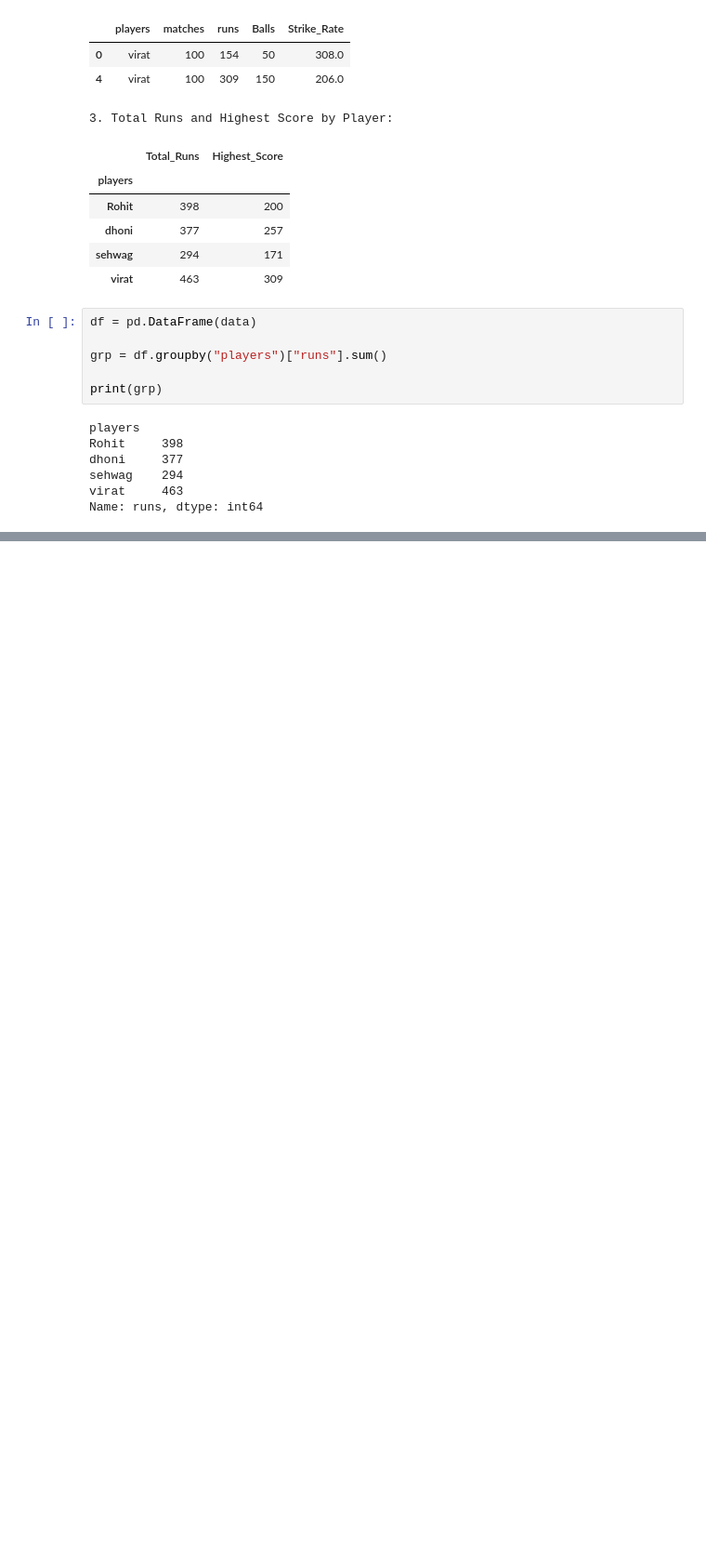
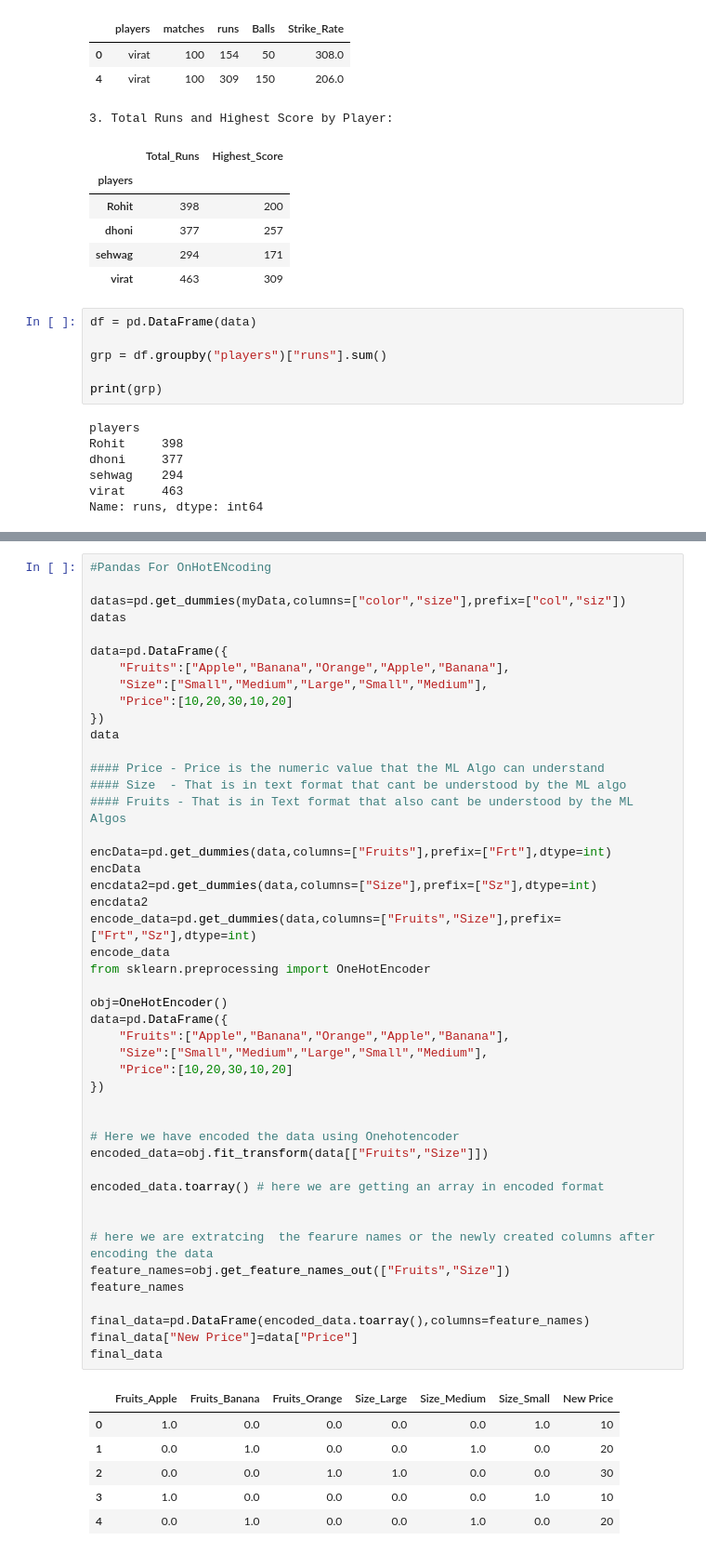
Before and after one commit to parnapallimunicharitha-crypto/crt, a Jupyter notebook: demo.ipynb, the cells around one changed output, grey strips where cells are left out. Shown at 93% size. Saved outputs shown, nothing was run; the diff lists cells and outputs as text; blank space fills up the shorter version.

```diff
--- a/demo.ipynb
+++ b/demo.ipynb
@@ -92,0 +445,53 @@ Name: runs, dtype: int64
+# %%
+#Pandas For OnHotENcoding
+
+datas=pd.get_dummies(myData,columns=["color","size"],prefix=["col","siz"])
+datas
+
+data=pd.DataFrame({
+    "Fruits":["Apple","Banana","Orange","Apple","Banana"],
+    "Size":["Small","Medium","Large","Small","Medium"],
+    "Price":[10,20,30,10,20]
+})
+data
+
+#### Price - Price is the numeric value that the ML Algo can understand
+#### Size  - That is in text format that cant be understood by the ML algo
+#### Fruits - That is in Text format that also cant be understood by the ML Algos
+
+encData=pd.get_dummies(data,columns=["Fruits"],prefix=["Frt"],dtype=int)
+encData
+encdata2=pd.get_dummies(data,columns=["Size"],prefix=["Sz"],dtype=int)
+encdata2
+encode_data=pd.get_dummies(data,columns=["Fruits","Size"],prefix=["Frt","Sz"],dtype=int)
+encode_data
+from sklearn.preprocessing import OneHotEncoder
+
+obj=OneHotEncoder()
+data=pd.DataFrame({
+    "Fruits":["Apple","Banana","Orange","Apple","Banana"],
+    "Size":["Small","Medium","Large","Small","Medium"],
+    "Price":[10,20,30,10,20]
+})
+
+
+# Here we have encoded the data using Onehotencoder
+encoded_data=obj.fit_transform(data[["Fruits","Size"]])
+
+encoded_data.toarray() # here we are getting an array in encoded format
+
+
+# here we are extratcing  the fearure names or the newly created columns after encoding the data
+feature_names=obj.get_feature_names_out(["Fruits","Size"])
+feature_names
+
+final_data=pd.DataFrame(encoded_data.toarray(),columns=feature_names)
+final_data["New Price"]=data["Price"]
+final_data
+# %% [output]
+|  | Fruits_Apple | Fruits_Banana | Fruits_Orange | Size_Large | Size_Medium | Size_Small | New Price |
+| 0 | 1.0 | 0.0 | 0.0 | 0.0 | 0.0 | 1.0 | 10 |
+| 1 | 0.0 | 1.0 | 0.0 | 0.0 | 1.0 | 0.0 | 20 |
+| 2 | 0.0 | 0.0 | 1.0 | 1.0 | 0.0 | 0.0 | 30 |
+| 3 | 1.0 | 0.0 | 0.0 | 0.0 | 0.0 | 1.0 | 10 |
+| 4 | 0.0 | 1.0 | 0.0 | 0.0 | 1.0 | 0.0 | 20 |
```
Also changed, not shown: parts of 31 cells of this notebook.
